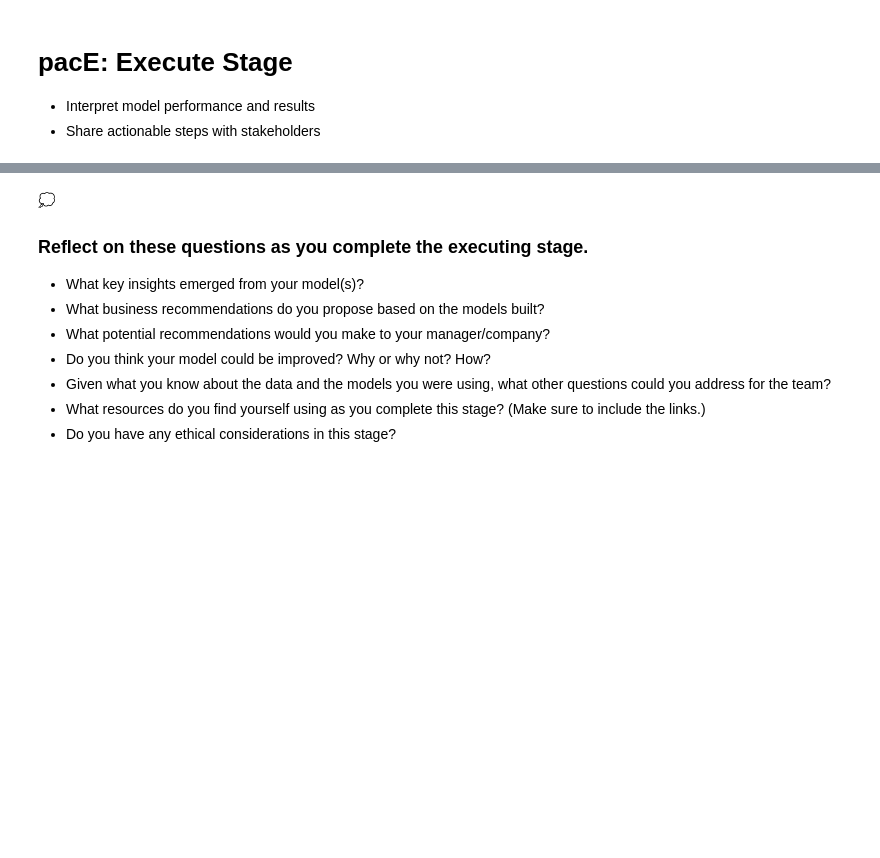
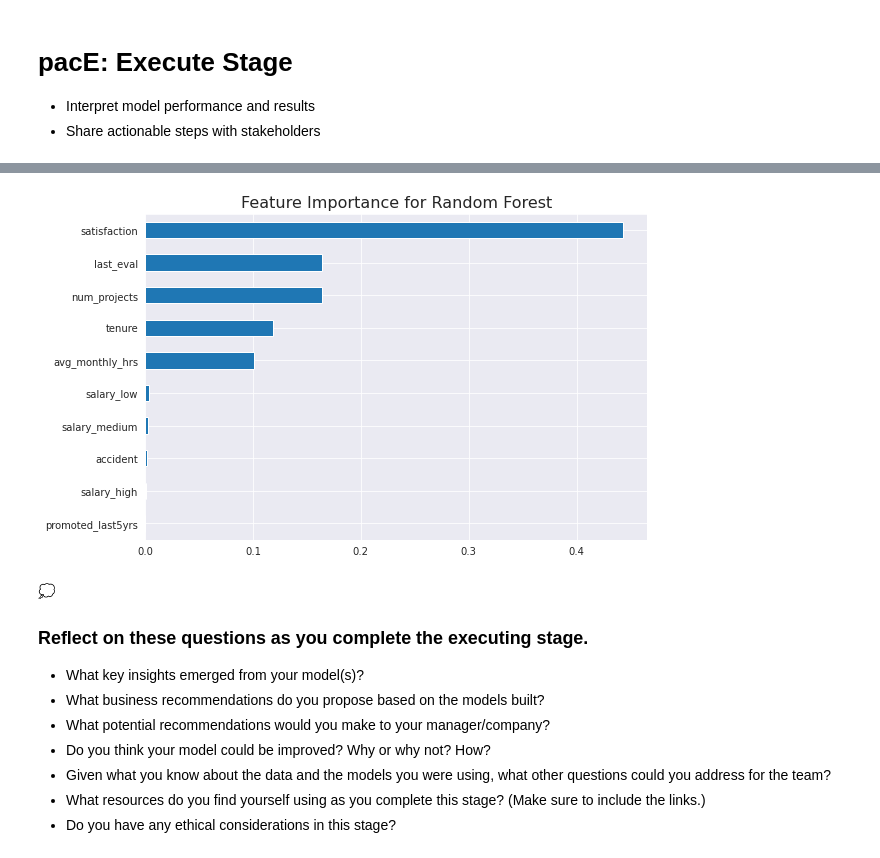
Before and after one commit to mhapich/salifort-project, a Jupyter notebook: Salifort Motors project lab.ipynb, the cells around one changed output, grey strips where cells are left out. Saved outputs shown, nothing was run; the diff lists cells and outputs as text; code cells hidden in the pictures; blank space fills up the shorter version.

```diff
--- a/Salifort Motors project lab.ipynb
+++ b/Salifort Motors project lab.ipynb
@@ -605,3 +905,13 @@ Add as many cells as you need to conduct the modeling process.
+# %%
+feature_imp = pd.Series(rf.feature_importances_, index=X_train.columns)
+# %%
+feature_imp.sort_values(inplace=True)
+# %%
+plt.figure(figsize=(9,6))
+feature_imp.plot(kind='barh')
+plt.title("Feature Importance for Random Forest", fontsize=16);
+# %% [output]
+[figure, added]
 # %% [markdown]
 💭
 ### Reflect on these questions as you complete the executing stage.
```
Also changed, not shown: parts of 71 cells of this notebook.
